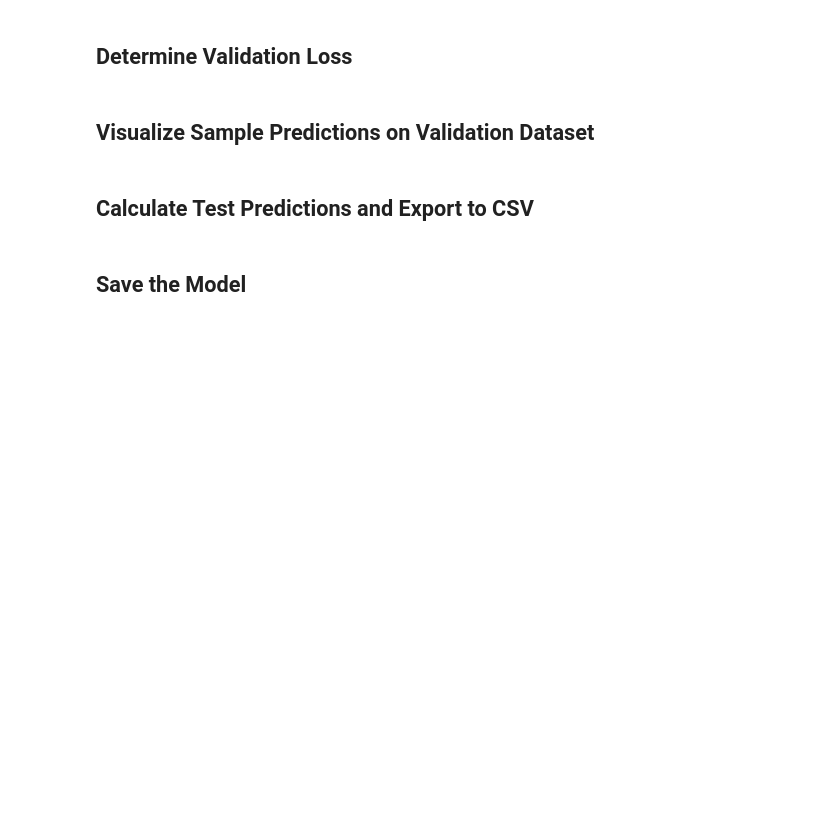
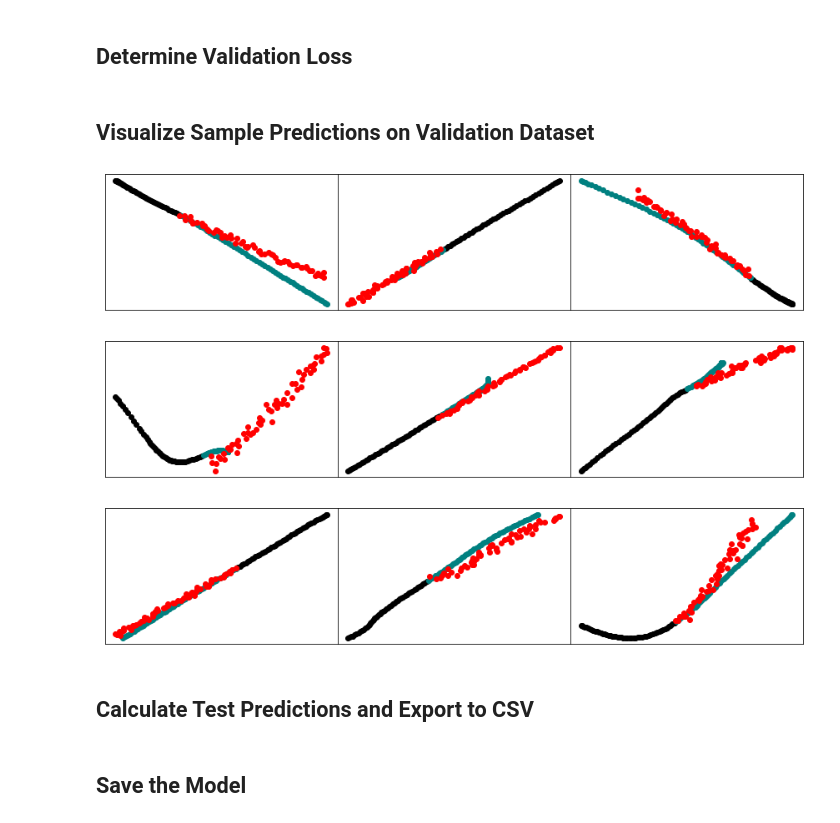
Before and after one commit to dylanellsworth/CSE151B_Competition, a Jupyter notebook: linear_updated.ipynb, the cells around one changed output. Cells and saved outputs as stored; diff of their text form; code cells hidden in the pictures; blank space fills up the shorter version.

Commit message:
most recent linear_updated

```diff
--- a/linear_updated.ipynb
+++ b/linear_updated.ipynb
@@ -167,8 +169,8 @@ class ArgoverseDataset(Dataset):
 
 # intialize training dataset
 city = 'all'
-split = 'train'
-# split = 'train-all'
+#split = 'train'
+split = 'train-all'
 train_dataset  = ArgoverseDataset(city = city, split = split)
 # %% [markdown]
 ## Create a DataLoader class for training
@@ -209,7 +211,8 @@ class Pred(nn.Module):
         x = x.reshape(-1, 60, 2)
         return x
 # %%
-pred = Pred().to(device)
+# pred = Pred().to(device)
+pred = torch.load('./linear_model_updated_all.pt').to(device)
 opt = optim.Adam(pred.parameters(), lr=5e-7)
 # %% [markdown]
 ## Track the Time for Each Epoch
@@ -226,7 +229,7 @@ def timeSince(since):
 # %% [markdown]
 ## Train the Model
 # %%
-num_epochs = 500
+num_epochs = 3000
 all_losses = []
 
 start = time.time()
@@ -296,39 +301,43 @@ import random
 num_samples = 3
 
 val_vis_dataset = ArgoverseDataset(city = 'all', split = 'val')
-val_vis_loader = DataLoader(val_dataset,batch_size=3)
+val_vis_loader = DataLoader(val_vis_dataset,batch_size=3)
 
 def show_sample_batch(sample_batch):
     """visualize the trajectory for a batch of samples"""
     inp, out = sample_batch
     batch_sz = inp.size(0)
     inp = inp.to(device)
     agent_sz = inp.size(1)
 
     fig, axs = plt.subplots(1,batch_sz, figsize=(15, 3), facecolor='w', edgecolor='k')
     fig.subplots_adjust(hspace = .5, wspace=.001)
     axs = axs.ravel()
     for i in range(batch_sz):
         axs[i].xaxis.set_ticks([])
         axs[i].yaxis.set_ticks([])
         inp = inp.to(device)
         pred_traj = pred(inp)
         pred_traj = pred_traj.cpu().detach().numpy()
         inp = inp.cpu()
 
         # first two feature dimensions are (x,y) positions
         axs[i].scatter(inp[i,:,0], inp[i,:,1], color='black')
         axs[i].scatter(out[i,:,0], out[i,:,1], color='teal')
         axs[i].scatter(pred_traj[i,:,0], pred_traj[i,:,1], color='red')
 
 
 for i_batch, sample_batch in enumerate(val_vis_loader):
     inp, out = sample_batch
     # print(inp.shape, out.shape)
     show_sample_batch(sample_batch)
 
     if (i_batch == (num_samples-1)):
       break
+# %% [output]
+[figure, added]
+[figure, added]
+[figure, added]
 # %% [markdown]
 ## Calculate Test Predictions and Export to CSV
 # %%
```
Also changed, not shown: parts of 5 cells of this notebook, 1 other file.
